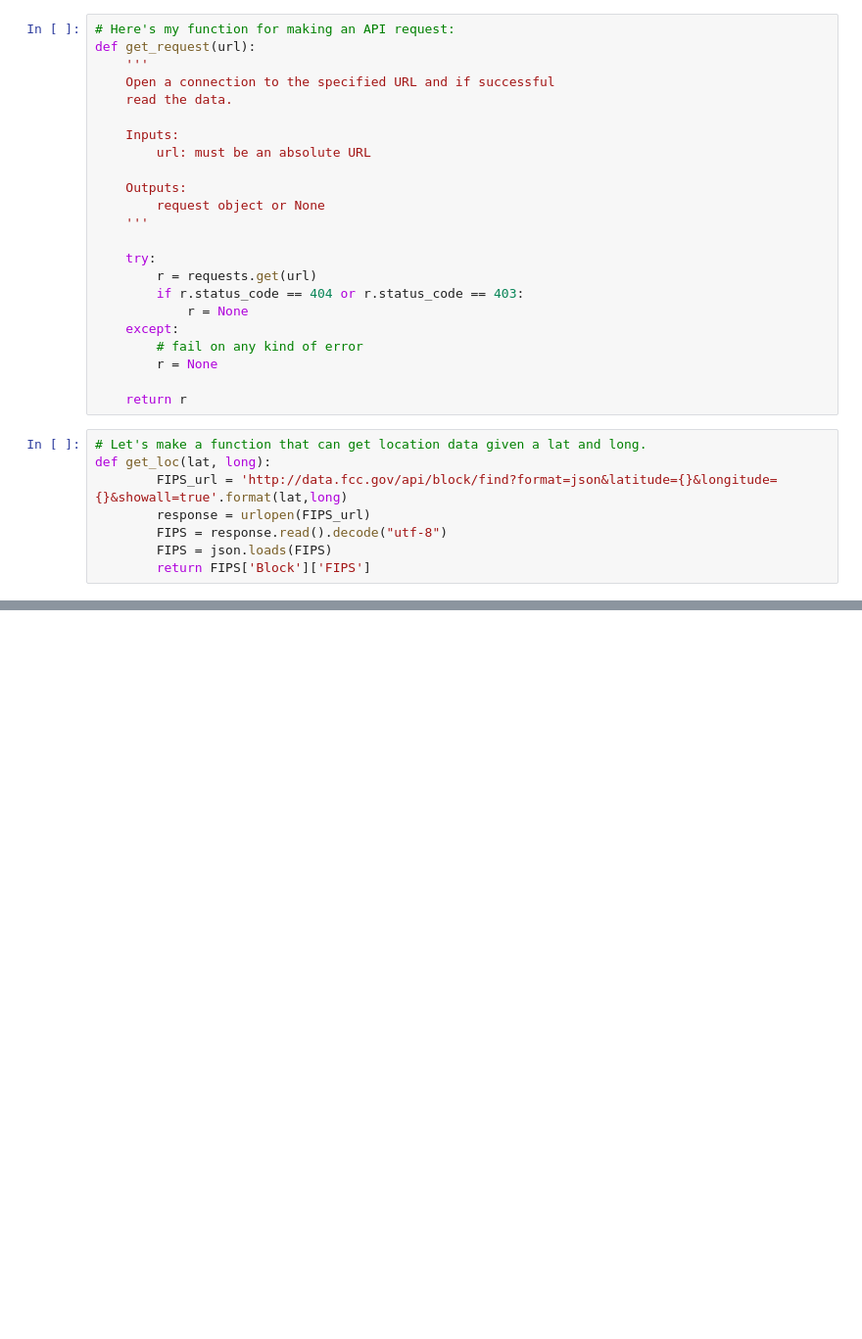
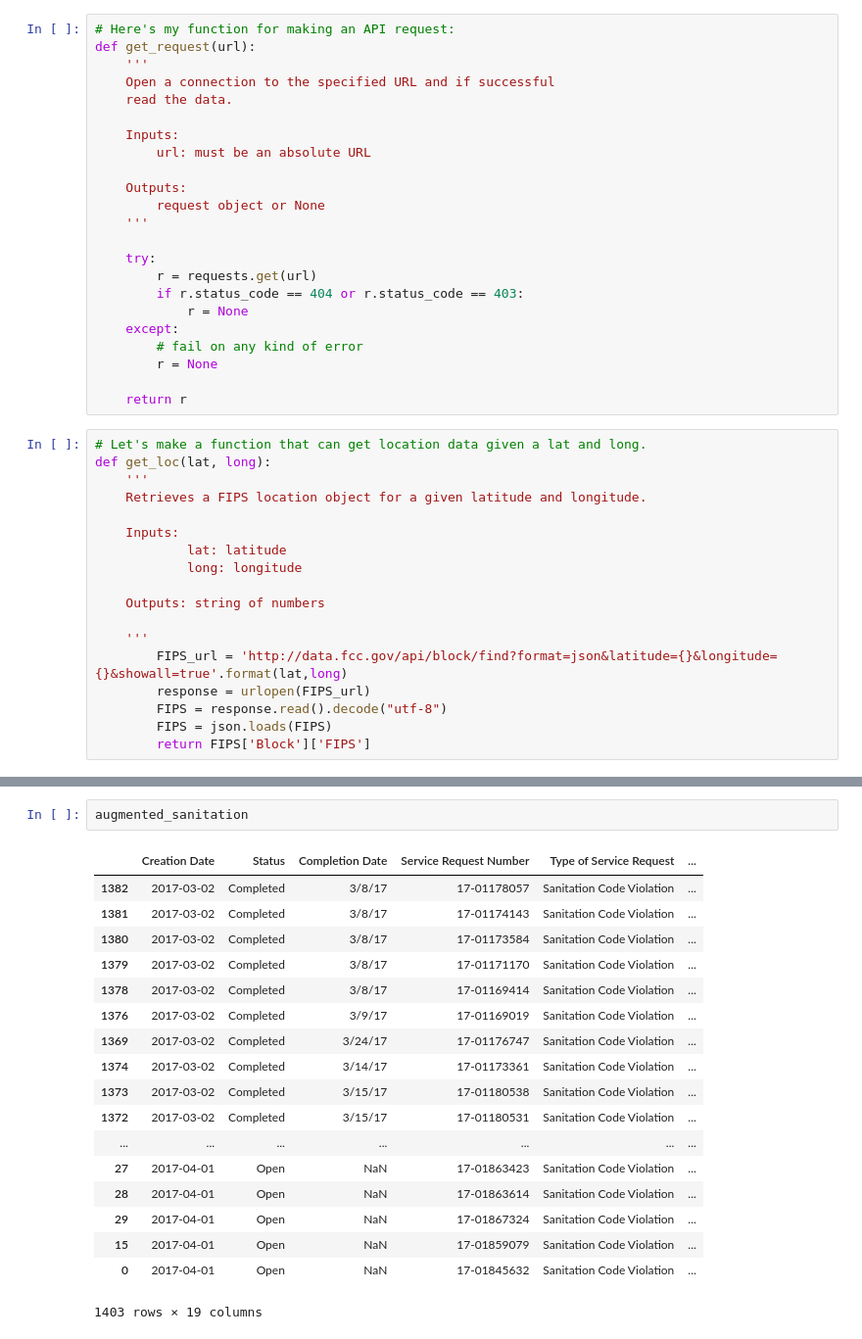
Before and after one commit to coxas/CAPP30254, a Jupyter notebook: hw1/hw1_part2_REDO.ipynb, the cells around one changed output, grey strips where cells are left out. Shown: that part at 98% size. Cells and saved outputs as stored; diff of their text form; blank space fills up the shorter version.

```diff
--- a/hw1/hw1_part2_REDO.ipynb
+++ b/hw1/hw1_part2_REDO.ipynb
@@ -118,6 +143,16 @@ def get_request(url):
 # %%
 # Let's make a function that can get location data given a lat and long.
 def get_loc(lat, long):
+    '''
+    Retrieves a FIPS location object for a given latitude and longitude.
+
+    Inputs:
+            lat: latitude
+            long: longitude
+
+    Outputs: string of numbers
+
+    '''
         FIPS_url = 'http://data.fcc.gov/api/block/find?format=json&latitude={}&longitude={}&showall=true'.format(lat,long)
         response = urlopen(FIPS_url)
         FIPS = response.read().decode("utf-8")
@@ -166,0 +410,21 @@ get_locs_for_df(Buildings_trunc)
+# %%
+augmented_sanitation
+# %% [output]
+|  | Creation Date | Status | Completion Date | Service Request Number | Type of Service Request | ... |
+| 1382 | 2017-03-02 | Completed | 3/8/17 | 17-01178057 | Sanitation Code Violation | ... |
+| 1381 | 2017-03-02 | Completed | 3/8/17 | 17-01174143 | Sanitation Code Violation | ... |
+| 1380 | 2017-03-02 | Completed | 3/8/17 | 17-01173584 | Sanitation Code Violation | ... |
+| 1379 | 2017-03-02 | Completed | 3/8/17 | 17-01171170 | Sanitation Code Violation | ... |
+| 1378 | 2017-03-02 | Completed | 3/8/17 | 17-01169414 | Sanitation Code Violation | ... |
+| 1376 | 2017-03-02 | Completed | 3/9/17 | 17-01169019 | Sanitation Code Violation | ... |
+| 1369 | 2017-03-02 | Completed | 3/24/17 | 17-01176747 | Sanitation Code Violation | ... |
+| 1374 | 2017-03-02 | Completed | 3/14/17 | 17-01173361 | Sanitation Code Violation | ... |
+| 1373 | 2017-03-02 | Completed | 3/15/17 | 17-01180538 | Sanitation Code Violation | ... |
+| 1372 | 2017-03-02 | Completed | 3/15/17 | 17-01180531 | Sanitation Code Violation | ... |
+| ... | ... | ... | ... | ... | ... | ... |
+| 27 | 2017-04-01 | Open | NaN | 17-01863423 | Sanitation Code Violation | ... |
+| 28 | 2017-04-01 | Open | NaN | 17-01863614 | Sanitation Code Violation | ... |
+| 29 | 2017-04-01 | Open | NaN | 17-01867324 | Sanitation Code Violation | ... |
+| 15 | 2017-04-01 | Open | NaN | 17-01859079 | Sanitation Code Violation | ... |
+| 0 | 2017-04-01 | Open | NaN | 17-01845632 | Sanitation Code Violation | ... |
+1403 rows × 19 columns
```
Also changed, not shown: parts of 22 cells of this notebook, 1 other file.
